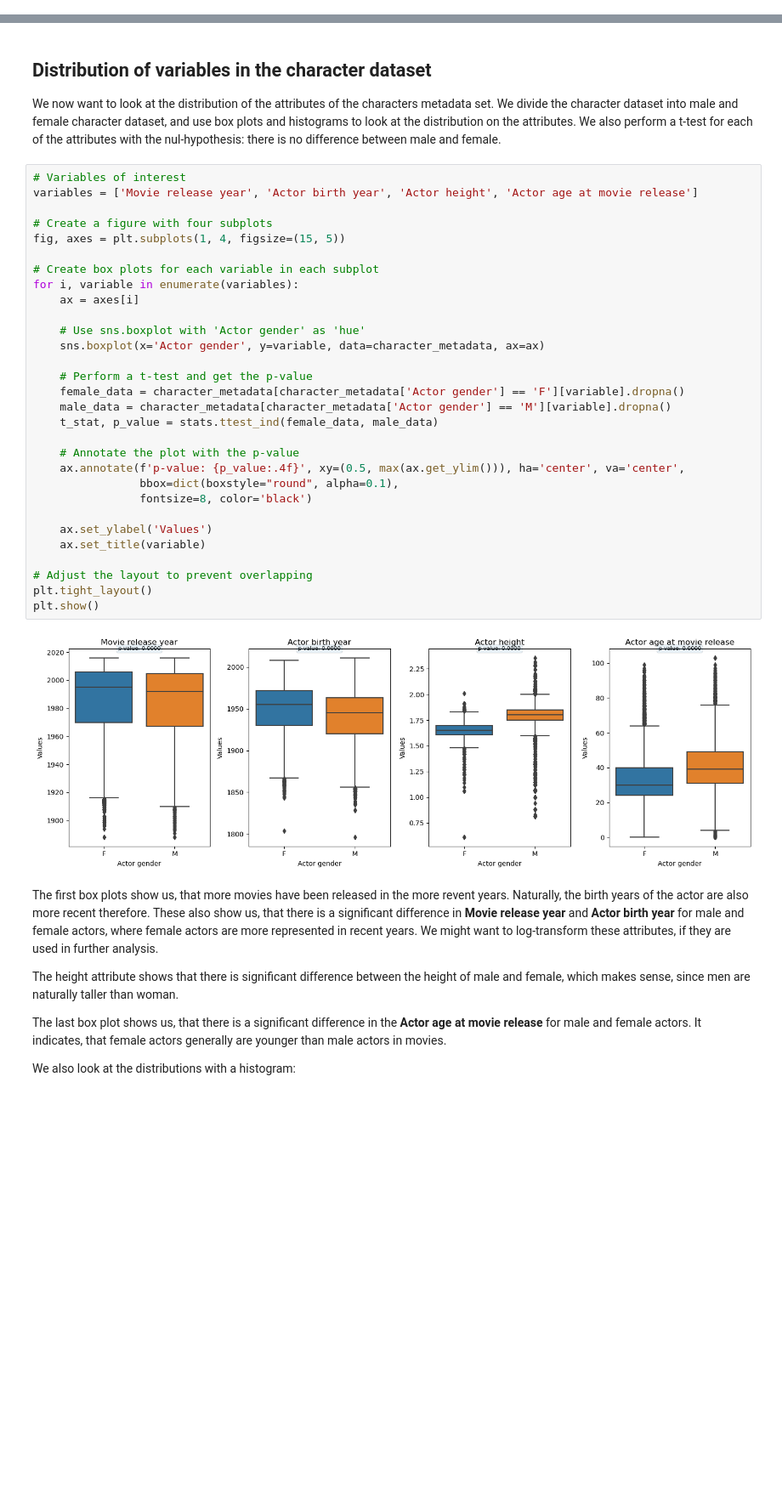
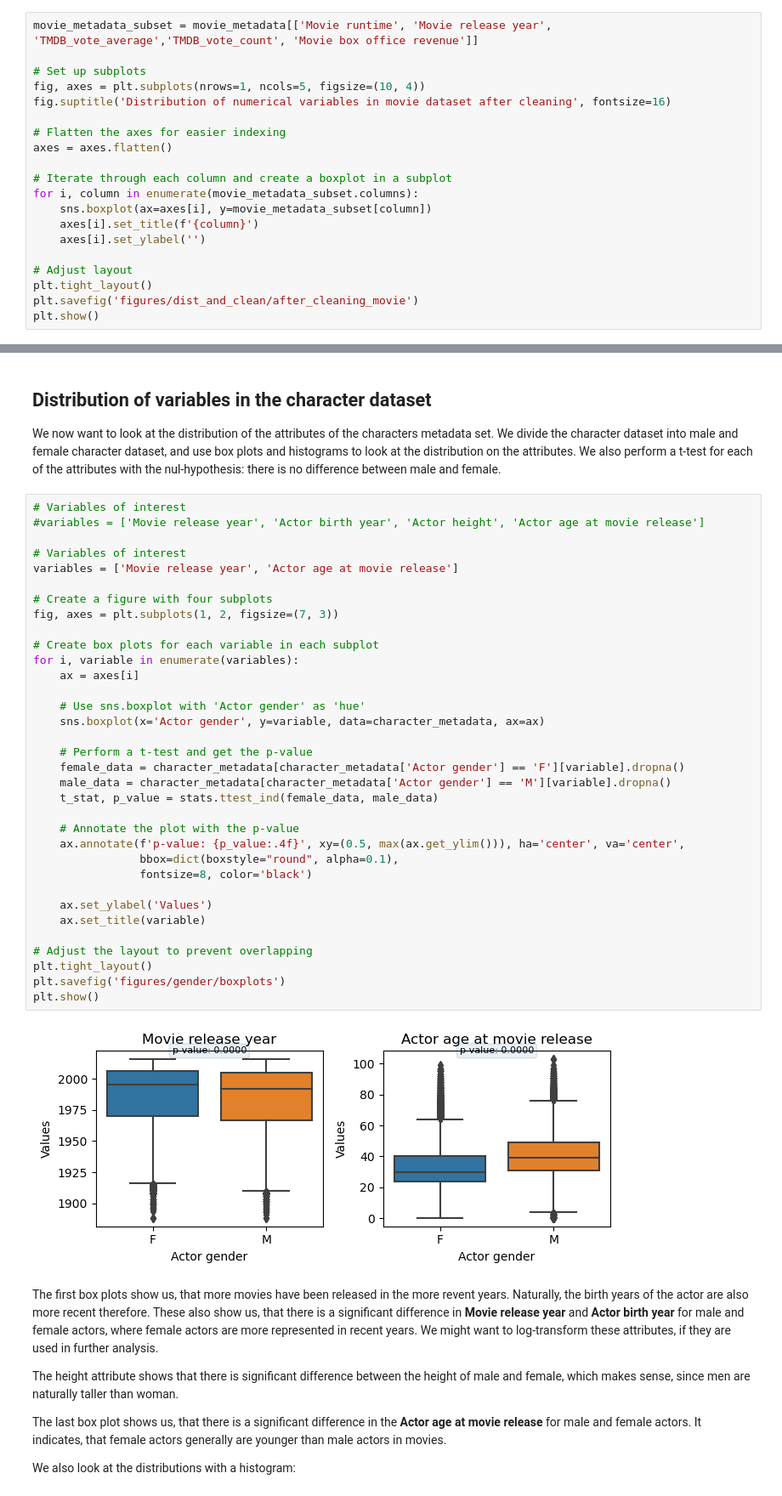
Before and after one commit to epfl-ada/ada-2023-project-byggemandbob, a Jupyter notebook: data_exploration.ipynb, the cells around one changed output, grey strips where cells are left out. Shown at 85% size. Saved outputs shown, nothing was run; the diff lists cells and outputs as text; blank space fills up the shorter version.

Commit message:
lavet flere plots til hjemmesiden

```diff
--- a/data_exploration.ipynb
+++ b/data_exploration.ipynb
@@ -15,0 +38,20 @@ character_metadata = pd.read_csv('data_cleaned/character_cleaned.csv')
+# %%
+movie_metadata_subset = movie_metadata[['Movie runtime', 'Movie release year', 'TMDB_vote_average','TMDB_vote_count', 'Movie box office revenue']]
+
+# Set up subplots
+fig, axes = plt.subplots(nrows=1, ncols=5, figsize=(10, 4))
+fig.suptitle('Distribution of numerical variables in movie dataset after cleaning', fontsize=16)
+
+# Flatten the axes for easier indexing
+axes = axes.flatten()
+
+# Iterate through each column and create a boxplot in a subplot
+for i, column in enumerate(movie_metadata_subset.columns):
+    sns.boxplot(ax=axes[i], y=movie_metadata_subset[column])
+    axes[i].set_title(f'{column}')
+    axes[i].set_ylabel('')
+
+# Adjust layout
+plt.tight_layout()
+plt.savefig('figures/dist_and_clean/after_cleaning_movie')
+plt.show()
@@ -19,36 +63,40 @@ character_metadata = pd.read_csv('data_cleaned/character_cleaned.csv')
 We now want to look at the distribution of the attributes of the characters metadata set. We divide the character dataset into male and female character dataset, and use box plots and histograms to look at the distribution on the attributes. We also perform a t-test for each of the attributes with the nul-hypothesis: there is no difference between male and female.
 # %%
 # Variables of interest
-variables = ['Movie release year', 'Actor birth year', 'Actor height', 'Actor age at movie release']
+#variables = ['Movie release year', 'Actor birth year', 'Actor height', 'Actor age at movie release']
+
+# Variables of interest
+variables = ['Movie release year', 'Actor age at movie release']
 
 # Create a figure with four subplots
-fig, axes = plt.subplots(1, 4, figsize=(15, 5))
+fig, axes = plt.subplots(1, 2, figsize=(7, 3))
 
 # Create box plots for each variable in each subplot
 for i, variable in enumerate(variables):
     ax = axes[i]
 
     # Use sns.boxplot with 'Actor gender' as 'hue'
     sns.boxplot(x='Actor gender', y=variable, data=character_metadata, ax=ax)
 
     # Perform a t-test and get the p-value
     female_data = character_metadata[character_metadata['Actor gender'] == 'F'][variable].dropna()
     male_data = character_metadata[character_metadata['Actor gender'] == 'M'][variable].dropna()
     t_stat, p_value = stats.ttest_ind(female_data, male_data)
 
     # Annotate the plot with the p-value
     ax.annotate(f'p-value: {p_value:.4f}', xy=(0.5, max(ax.get_ylim())), ha='center', va='center',
                 bbox=dict(boxstyle="round", alpha=0.1),
                 fontsize=8, color='black')
 
     ax.set_ylabel('Values')
     ax.set_title(variable)
 
 # Adjust the layout to prevent overlapping
 plt.tight_layout()
+plt.savefig('figures/gender/boxplots')
 plt.show()
 # %% [output]
-[figure, old version]
+[figure, new version]
 # %% [markdown]
 The first box plots show us, that more movies have been released in the more revent years. Naturally, the birth years of the actor are also more recent therefore. These also show us, that there is a significant difference in **Movie release year** and **Actor birth year** for male and female actors, where female actors are more represented in recent years. We might want to log-transform these attributes, if they are used in further analysis.
 
```
Also changed, not shown: parts of 8 cells of this notebook, 2 other files.
